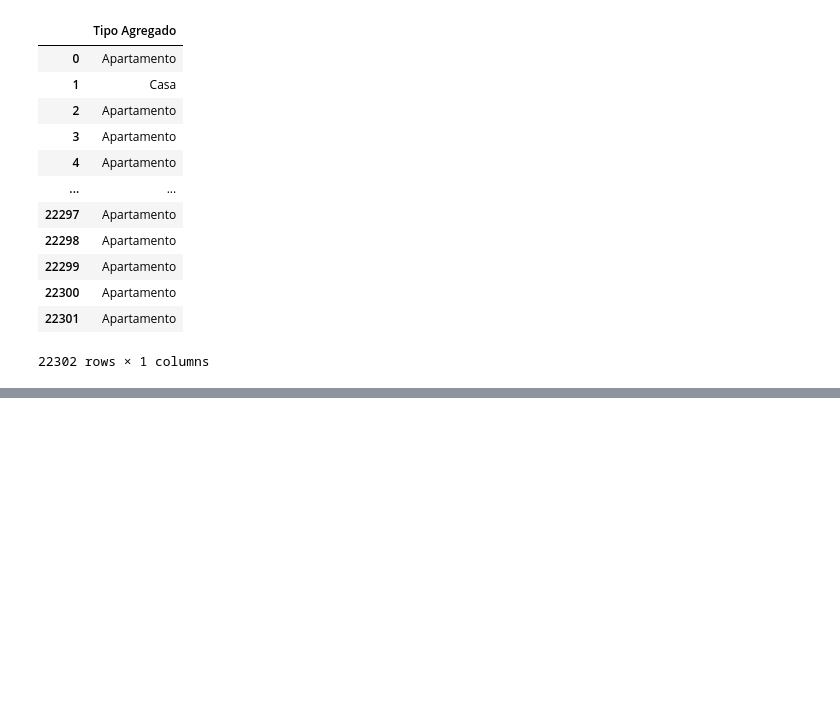
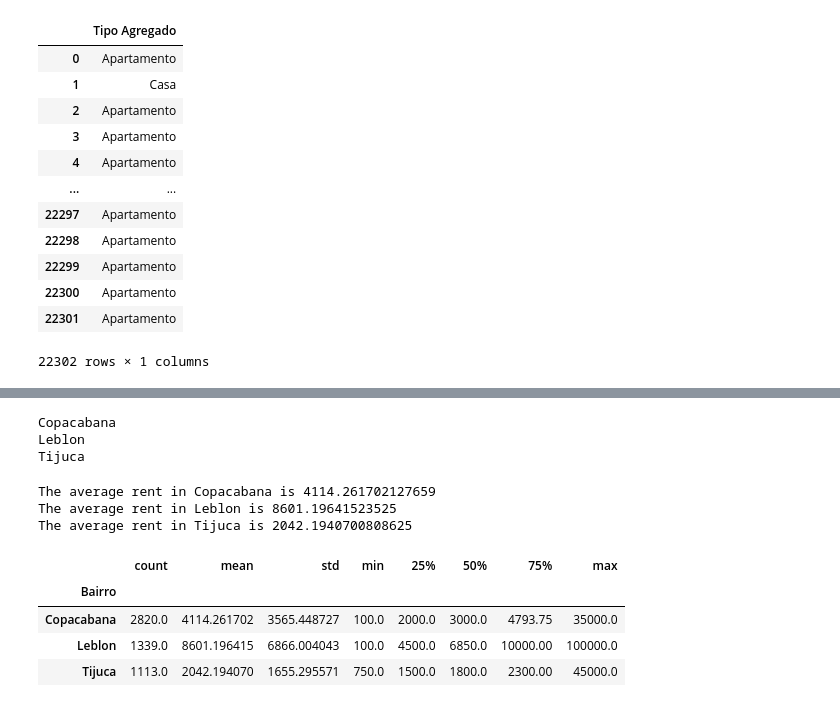
Before and after one commit to nathanqueija/myjourneytodatascience, a Jupyter notebook: 02_pandas_treating_and_analyzing_data/pandas.ipynb, the cells around one changed output, grey strips where cells are left out. Cells and saved outputs as stored; diff of their text form; code cells hidden in the pictures; blank space fills up the shorter version.

```diff
--- a/02_pandas_treating_and_analyzing_data/pandas.ipynb
+++ b/02_pandas_treating_and_analyzing_data/pandas.ipynb
@@ -973,0 +1077,22 @@ df_aux
+# %%
+for bairro, df_bairro in groupedByBairro:
+    print(bairro)
+# %% [output]
+Copacabana
+Leblon
+Tijuca
+# %%
+for bairro, df_bairro in groupedByBairro:
+    print("The average rent in {} is {}".format(bairro, df_bairro["Valor"].mean()))
+# %% [output]
+The average rent in Copacabana is 4114.261702127659
+The average rent in Leblon is 8601.19641523525
+The average rent in Tijuca is 2042.1940700808625
+# %%
+groupedByBairro["Valor"].describe()
+# %% [output]
+|  | count | mean | std | min | 25% | 50% | 75% | max |
+| Bairro |  |  |  |  |  |  |  |  |
+| Copacabana | 2820.0 | 4114.261702 | 3565.448727 | 100.0 | 2000.0 | 3000.0 | 4793.75 | 35000.0 |
+| Leblon | 1339.0 | 8601.196415 | 6866.004043 | 100.0 | 4500.0 | 6850.0 | 10000.00 | 100000.0 |
+| Tijuca | 1113.0 | 2042.194070 | 1655.295571 | 750.0 | 1500.0 | 1800.0 | 2300.00 | 45000.0 |
```
Also changed, not shown: parts of 12 cells of this notebook.
